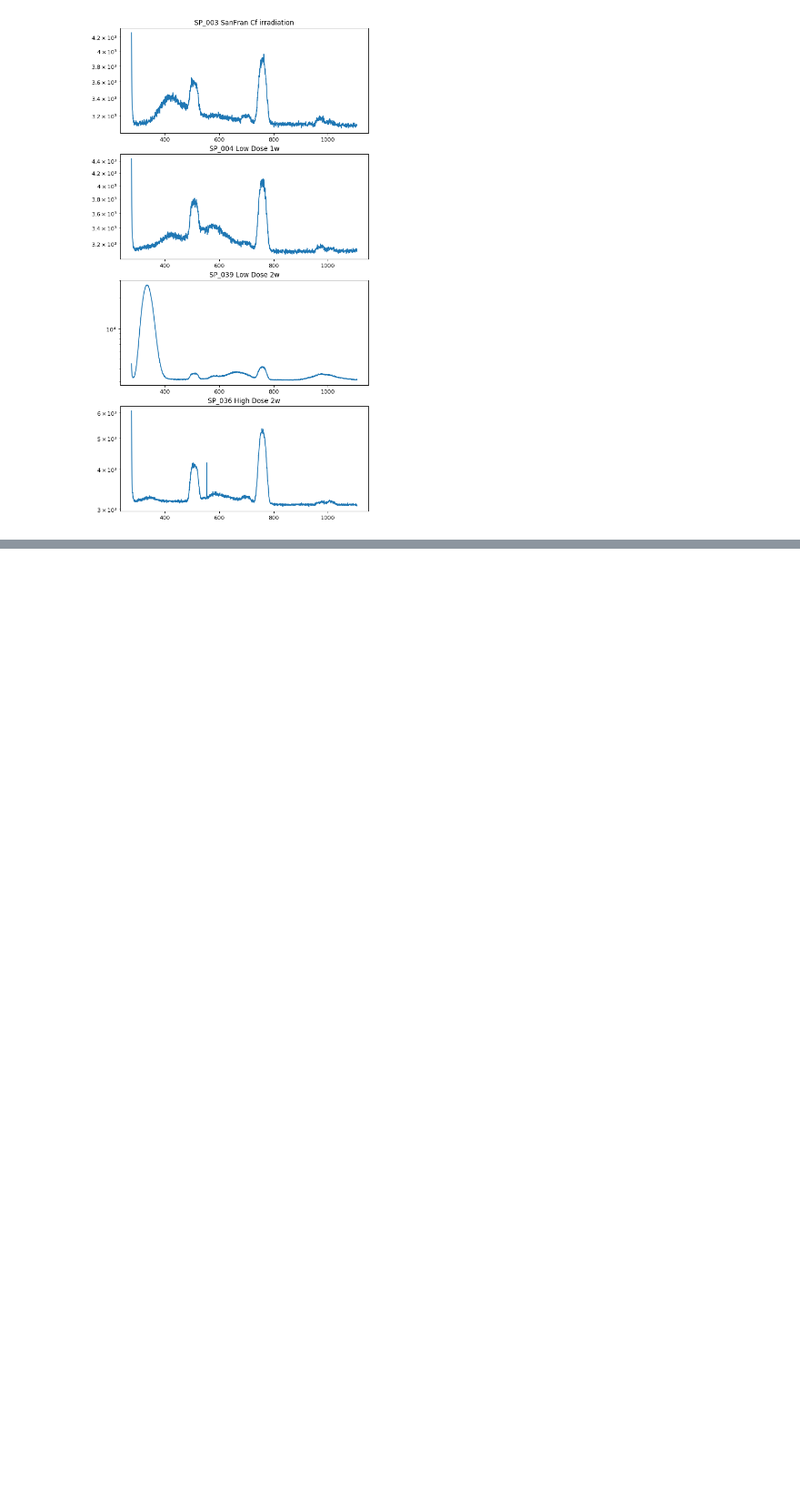
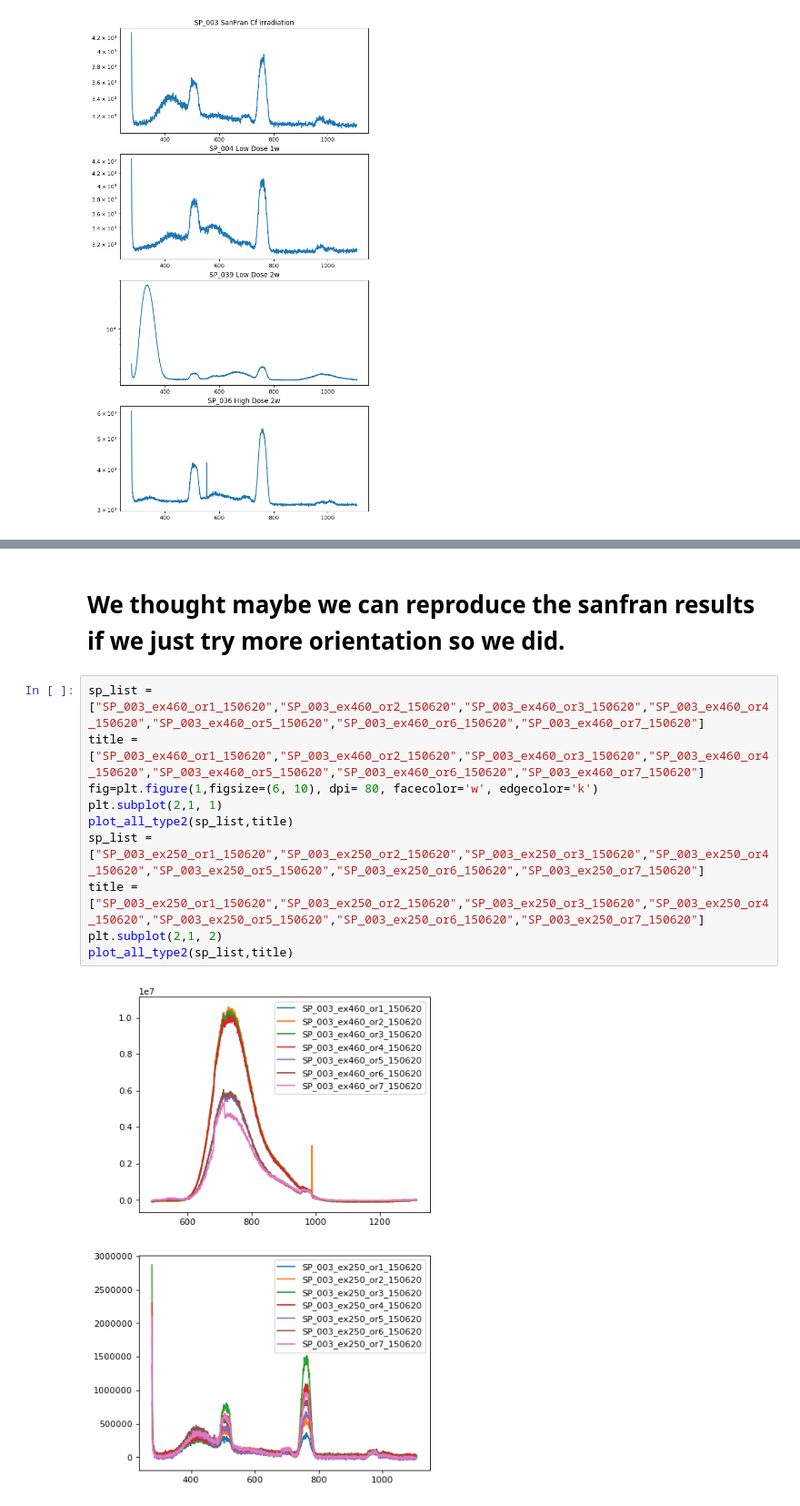
Before and after one commit to michaweiss89/CCAnalsys, a Jupyter notebook: SPanalysis.ipynb, the cells around one changed output, grey strips where cells are left out. Shown at 91% size. Cells and saved outputs as stored; diff of their text form; blank space fills up the shorter version.

```diff
--- a/SPanalysis.ipynb
+++ b/SPanalysis.ipynb
@@ -86,0 +158,14 @@ print((after["counts_normalized"].iloc[nm400])/(before["counts_normalized"].iloc
+# %% [markdown]
+# We thought maybe we can reproduce the sanfran results if we just try more orientation so we did.
+# %%
+sp_list = ["SP_003_ex460_or1_150620","SP_003_ex460_or2_150620","SP_003_ex460_or3_150620","SP_003_ex460_or4_150620","SP_003_ex460_or5_150620","SP_003_ex460_or6_150620","SP_003_ex460_or7_150620"]
+title = ["SP_003_ex460_or1_150620","SP_003_ex460_or2_150620","SP_003_ex460_or3_150620","SP_003_ex460_or4_150620","SP_003_ex460_or5_150620","SP_003_ex460_or6_150620","SP_003_ex460_or7_150620"]
+fig=plt.figure(1,figsize=(6, 10), dpi= 80, facecolor='w', edgecolor='k')
+plt.subplot(2,1, 1)
+plot_all_type2(sp_list,title)
+sp_list = ["SP_003_ex250_or1_150620","SP_003_ex250_or2_150620","SP_003_ex250_or3_150620","SP_003_ex250_or4_150620","SP_003_ex250_or5_150620","SP_003_ex250_or6_150620","SP_003_ex250_or7_150620"]
+title = ["SP_003_ex250_or1_150620","SP_003_ex250_or2_150620","SP_003_ex250_or3_150620","SP_003_ex250_or4_150620","SP_003_ex250_or5_150620","SP_003_ex250_or6_150620","SP_003_ex250_or7_150620"]
+plt.subplot(2,1, 2)
+plot_all_type2(sp_list,title)
+# %% [output]
+[figure, added]
```
Also changed, not shown: parts of 28 cells of this notebook.
